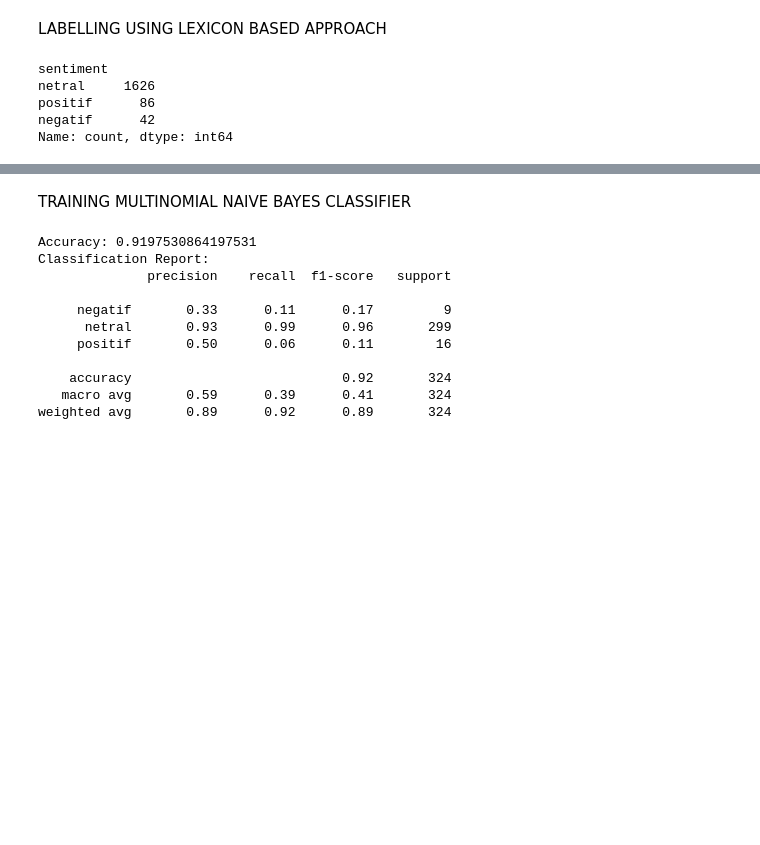
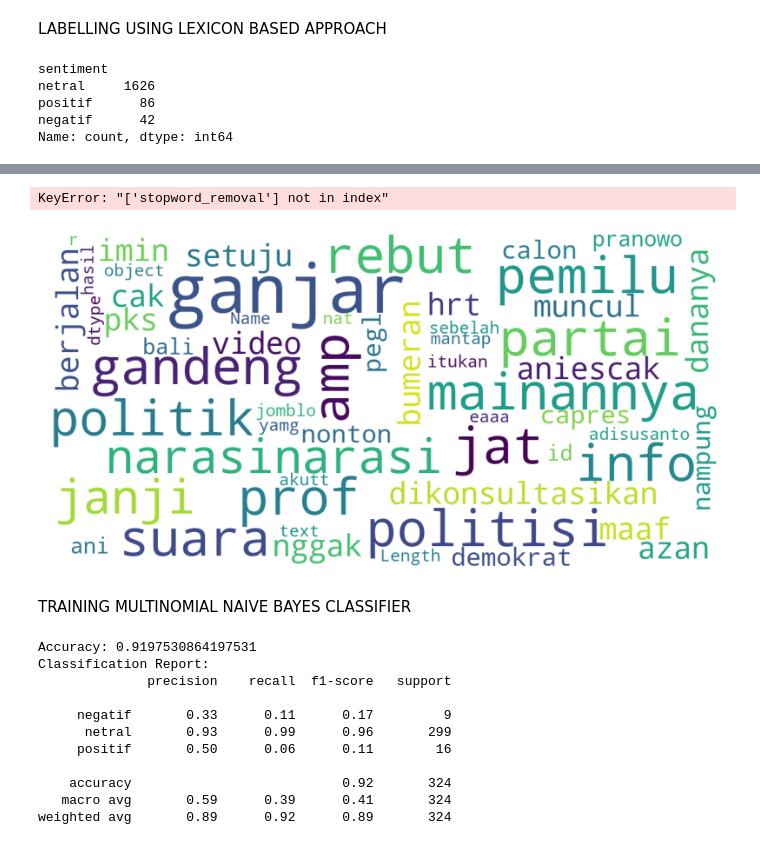
Before and after one commit to ArtEnginer/AnalisisSentimentNaiveBayesPresiden, a Jupyter notebook: code.ipynb, the cells around one changed output, grey strips where cells are left out. Cells and saved outputs as stored; diff of their text form; code cells hidden in the pictures; blank space fills up the shorter version.

```diff
--- a/code.ipynb
+++ b/code.ipynb
@@ -145,7 +149,39 @@ KeyboardInterrupt:
 # %%
-data = data[['stemming', 'sentiment']]
-data.rename(columns={'stemming':'text'}, inplace=True)
-data.to_csv('dataset/data.csv', index=False)
+data = data[['stopword_removal', 'sentiment']]
+data.rename(columns={'stopword_removal':'text'}, inplace=True)
+data.to_csv('data/data.csv', index=False)
+# %% [output]
+KeyError: "['stopword_removal'] not in index"
+# %%
+# show wordlcloud
+from wordcloud import WordCloud
+import matplotlib.pyplot as plt
+from nltk.corpus import stopwords
+
+stopwords = stopwords.words('indonesian')
+
+def show_wordcloud(data, title = None):
+    wordcloud = WordCloud(
+        background_color='white',
+        stopwords=stopwords,
+        max_words=200,
+        max_font_size=40,
+        scale=3,
+        random_state=1
+    ).generate(str(data))
+
+    fig = plt.figure(1, figsize=(10, 10))
+    plt.axis('off')
+    if title:
+        fig.suptitle(title, fontsize=20)
+        fig.subplots_adjust(top=2.3)
+
+    plt.imshow(wordcloud)
+    plt.show()
+
+show_wordcloud(data['text'])
+# %% [output]
+[figure, added]
 # %% [markdown]
 TRAINING MULTINOMIAL NAIVE BAYES CLASSIFIER
 # %%
```
Also changed, not shown: parts of 4 cells of this notebook, 2 other files.
